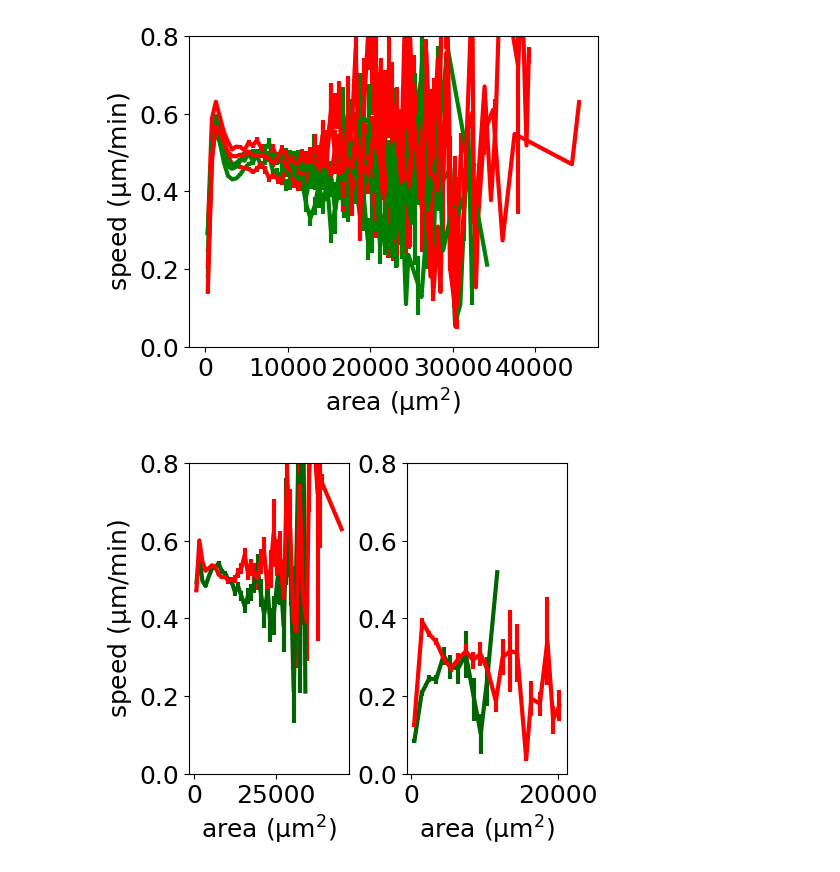
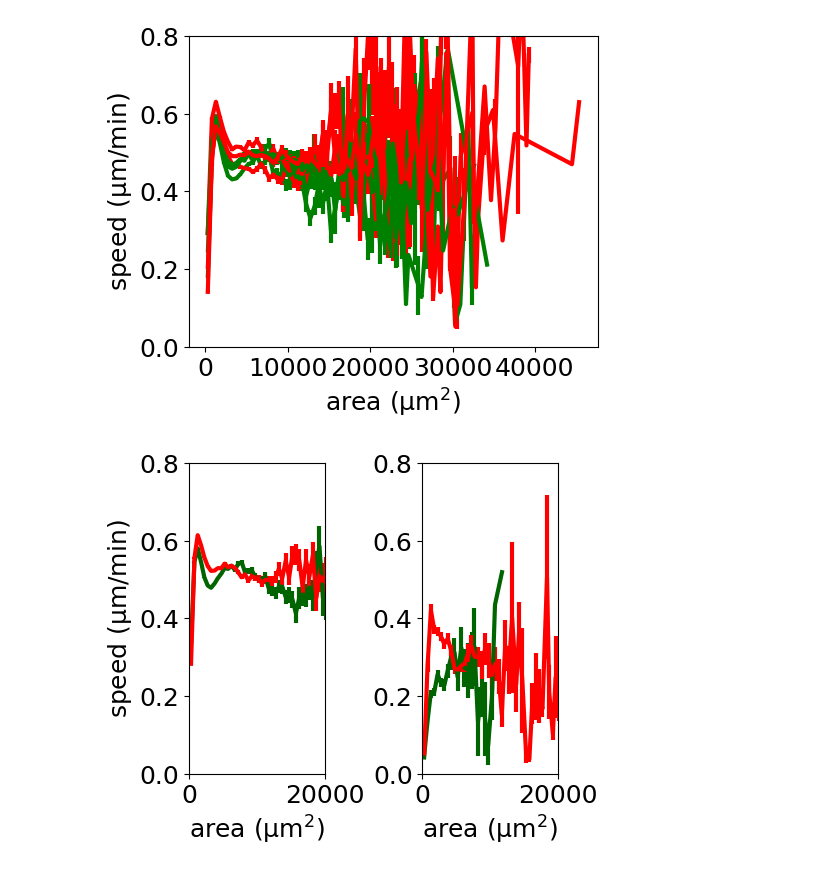
Before and after one commit to Dioscuri-Centre/phenotypic_heterogeneity, a Jupyter notebook: figures/tracking_brightfield_Fig2BC_Fig3ABC.ipynb, the cells around one changed output. Cells and saved outputs as stored; diff of their text form; code cells hidden in the pictures.

```diff
--- a/figures/tracking_brightfield_Fig2BC_Fig3ABC.ipynb
+++ b/figures/tracking_brightfield_Fig2BC_Fig3ABC.ipynb
@@ -622,8 +626,7 @@ plt.show()
 fig,ax = plt.subplots(1,1,figsize=(5,4),layout='constrained')
 j=0
 
-bin_t = 25*6
-bins = [[] for i in range(5)]
+bin_t = 20*6
 for e in dat2:
     graph=dat2[e]['graph']
     trajs=get_all_trajs(graph)
@@ -636,10 +639,10 @@ for e in dat2:
         c,b =np.histogram(speeds,bins=np.arange(0,3.0,0.1),density=True)
         ax.plot((b[1:]+b[:-1])*0.5,bin_t/6*(c+i),color=col[e],label=dat2[e]['label'])
 
-#ax.set_title("replicate "+str(1+j//2))
+#ax.set_title("replicate "+str(1+j//2))a
 ax.set_xlabel('relative mean speed')
 ax.set_ylabel('probability density\n time point(h)')
-
+ax.set_yticks(np.arange(0,125,25))
 #plt.savefig('../figures/plots/histogram_lifespans_{}.svg'.format(exp_label))
 #plt.savefig('../figures/plots/distributions_avg_speed_3reps_midtime_separate.svg')#,bbox_inches='constrained')
 plt.show()
@@ -857,32 +860,33 @@ def average_over_x(data,binx=1):
     err=np.array([np.std(yl)/np.sqrt(1.*len(yl)) for yl in ylist if len(yl)>0])
     return x,y,err
 
 fig,ax = plt.subplots(1,2,figsize=(5,4),layout='constrained',squeeze=False)
 area_vs_speeds=[[[],[]],
                 [[],[]]
                ]
 for i,cnd in enumerate(['control','500uM']):
     for e in dat2:
         if cnd in e:
             graph=dat2[e]['graph']
             trajs=get_all_trajs(graph)
             for tr in trajs:
                 if (len(tr) <= 10 or ( 200 <=len(tr) <= 400)):
                     continue
                 area=np.array([[dt*graph.nodes[v]['t'],get_area(graph.nodes[v])] for v in tr])
                 speed=np.array(get_speed_2(graph,[tr],3)[0])
                 j = bool(len(tr)//400)
                 area_vs_speeds[i][j].append([[area[np.argmin(np.abs(area[:,0]-t)),1],s] for t,s in speed])
                 #print([s for s in speed if int(s[0]) in area[:,0]])
 for i,cnd in enumerate(['control','500uM']):
     for j,area_vs_speed in enumerate(area_vs_speeds[i]):
         area_vs_speed=np.concatenate(area_vs_speed)
-        x,y,err = average_over_x(area_vs_speed,binx=1000)
+        x,y,err = average_over_x(area_vs_speed,binx=500)
         ax[0][j].errorbar(x,y,err,lw=3,color='darkgreen' if cnd == 'control' else 'red',label=dat2[e]['label'])
         ax[0][j].set_ylim(0,0.8)
+        ax[0][j].set_xlim(0,20000)
         ax[0][j].set_xlabel('area ($\mathrm{\mu}$m$^2$)')
 ax[0][0].set_ylabel('speed ($\mathrm{\mu}$m/min)')
 #plt.savefig('../figures/plots/speed_vs_area_3reps.svg')
 plt.show()
 # %% [output]
-[figure, old version]
+[figure, new version]
```
Also changed, not shown: parts of 2 cells of this notebook, 1 other file.
